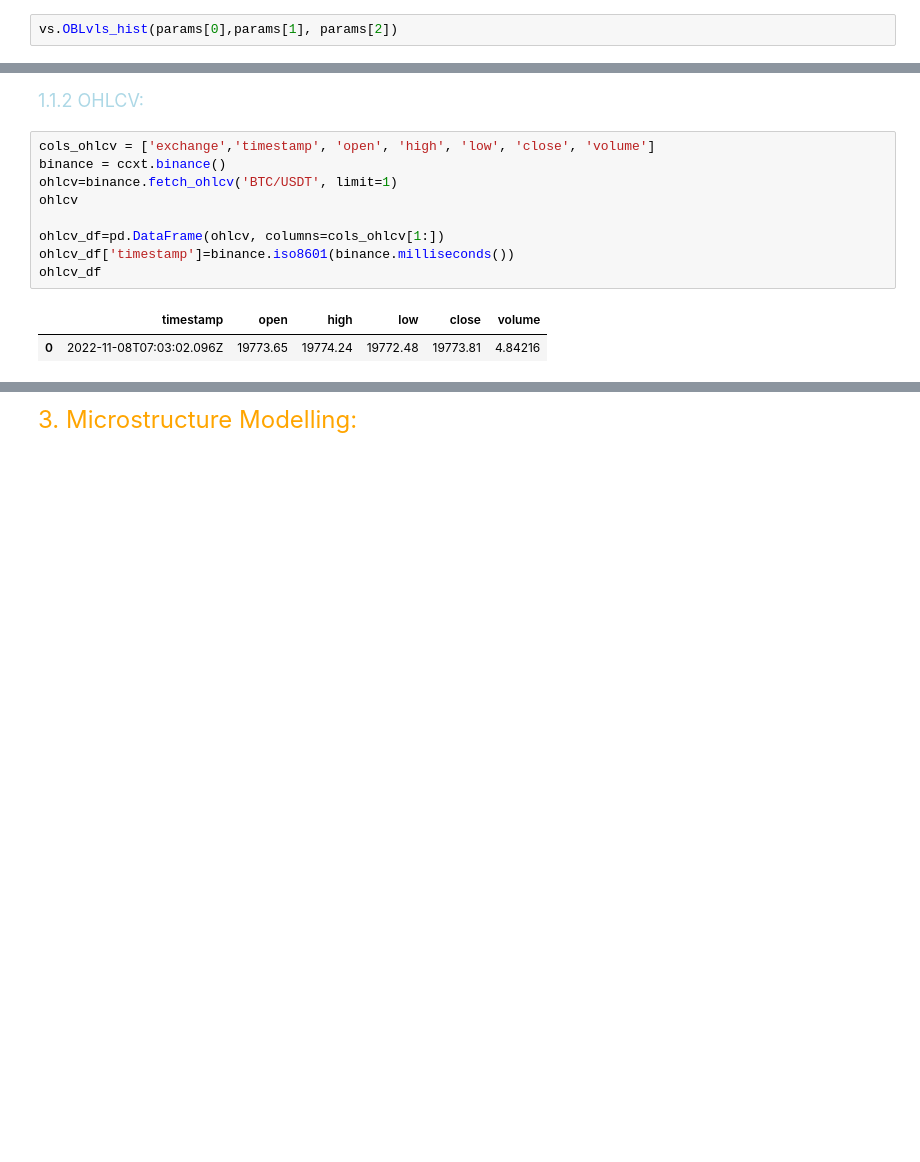
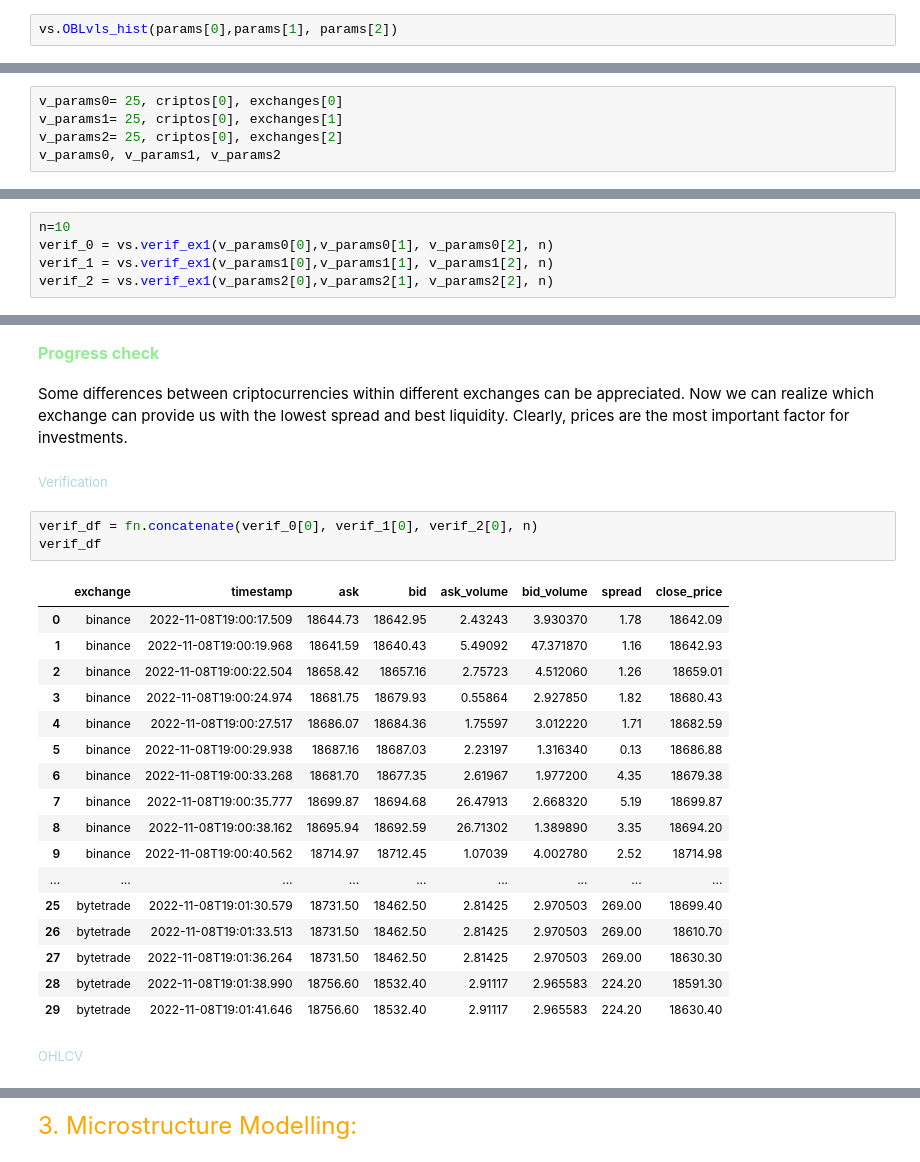
Before and after one commit to EstebanMqz/Microstructure-Visualization-Modelling, a Jupyter notebook: notebook.ipynb, the cells around one changed output, grey strips where cells are left out. Drawn from its saved outputs; the diff is of its cells as text; blank space fills up the shorter version.

Commit message:
Verification 1 and 2.1, clear

```diff
--- a/notebook.ipynb
+++ b/notebook.ipynb
@@ -233,0 +347,5 @@ vs.OBLvls_hist(params[0],params[1], params[2])
+# %%
+v_params0= 25, criptos[0], exchanges[0]
+v_params1= 25, criptos[0], exchanges[1]
+v_params2= 25, criptos[0], exchanges[2]
+v_params0, v_params1, v_params2
@@ -233,0 +356,5 @@ vs.OBLvls_hist(params[0],params[1], params[2])
+# %%
+n=10
+verif_0 = vs.verif_ex1(v_params0[0],v_params0[1], v_params0[2], n)
+verif_1 = vs.verif_ex1(v_params1[0],v_params1[1], v_params1[2], n)
+verif_2 = vs.verif_ex1(v_params2[0],v_params2[1], v_params2[2], n)
@@ -234,14 +381,30 @@ vs.OBLvls_hist(params[0],params[1], params[2])
+# %% [markdown]
+<strong>
+<font color= lightgreen> <font size = 3> Progress check </font>
+# %% [markdown]
+Some differences between criptocurrencies within different exchanges can be appreciated. Now we can realize which exchange can provide us with the lowest spread and best liquidity. Clearly, prices are the most important factor for investments.
+# %% [markdown]
+<font color= lightblue> <font size = 2> Verification </font>
+# %%
+verif_df = fn.concatenate(verif_0[0], verif_1[0], verif_2[0], n)
+verif_df
+# %% [output]
+|  | exchange | timestamp | ask | bid | ask_volume | bid_volume | spread | close_price |
+| 0 | binance | 2022-11-08T19:00:17.509 | 18644.73 | 18642.95 | 2.43243 | 3.930370 | 1.78 | 18642.09 |
+| 1 | binance | 2022-11-08T19:00:19.968 | 18641.59 | 18640.43 | 5.49092 | 47.371870 | 1.16 | 18642.93 |
+| 2 | binance | 2022-11-08T19:00:22.504 | 18658.42 | 18657.16 | 2.75723 | 4.512060 | 1.26 | 18659.01 |
+| 3 | binance | 2022-11-08T19:00:24.974 | 18681.75 | 18679.93 | 0.55864 | 2.927850 | 1.82 | 18680.43 |
+| 4 | binance | 2022-11-08T19:00:27.517 | 18686.07 | 18684.36 | 1.75597 | 3.012220 | 1.71 | 18682.59 |
+| 5 | binance | 2022-11-08T19:00:29.938 | 18687.16 | 18687.03 | 2.23197 | 1.316340 | 0.13 | 18686.88 |
+| 6 | binance | 2022-11-08T19:00:33.268 | 18681.70 | 18677.35 | 2.61967 | 1.977200 | 4.35 | 18679.38 |
+| 7 | binance | 2022-11-08T19:00:35.777 | 18699.87 | 18694.68 | 26.47913 | 2.668320 | 5.19 | 18699.87 |
+| 8 | binance | 2022-11-08T19:00:38.162 | 18695.94 | 18692.59 | 26.71302 | 1.389890 | 3.35 | 18694.20 |
+| 9 | binance | 2022-11-08T19:00:40.562 | 18714.97 | 18712.45 | 1.07039 | 4.002780 | 2.52 | 18714.98 |
+| ... | ... | ... | ... | ... | ... | ... | ... | ... |
+| 25 | bytetrade | 2022-11-08T19:01:30.579 | 18731.50 | 18462.50 | 2.81425 | 2.970503 | 269.00 | 18699.40 |
+| 26 | bytetrade | 2022-11-08T19:01:33.513 | 18731.50 | 18462.50 | 2.81425 | 2.970503 | 269.00 | 18610.70 |
+| 27 | bytetrade | 2022-11-08T19:01:36.264 | 18731.50 | 18462.50 | 2.81425 | 2.970503 | 269.00 | 18630.30 |
+| 28 | bytetrade | 2022-11-08T19:01:38.990 | 18756.60 | 18532.40 | 2.91117 | 2.965583 | 224.20 | 18591.30 |
+| 29 | bytetrade | 2022-11-08T19:01:41.646 | 18756.60 | 18532.40 | 2.91117 | 2.965583 | 224.20 | 18630.40 |
 # %% [markdown]
-<font color= lightblue> <font size = 4> 1.1.2 OHLCV: </font>
+<font color= lightblue> <font size = 2> OHLCV </font>
-# %%
-cols_ohlcv = ['exchange','timestamp', 'open', 'high', 'low', 'close', 'volume']
-binance = ccxt.binance()
-ohlcv=binance.fetch_ohlcv('BTC/USDT', limit=1)
-ohlcv
-
-ohlcv_df=pd.DataFrame(ohlcv, columns=cols_ohlcv[1:])
-ohlcv_df['timestamp']=binance.iso8601(binance.milliseconds())
-ohlcv_df
-# %% [output]
-|  | timestamp | open | high | low | close | volume |
-| 0 | 2022-11-08T07:03:02.096Z | 19773.65 | 19774.24 | 19772.48 | 19773.81 | 4.84216 |
```
Also changed, not shown: parts of 52 cells of this notebook, 3 other files.
